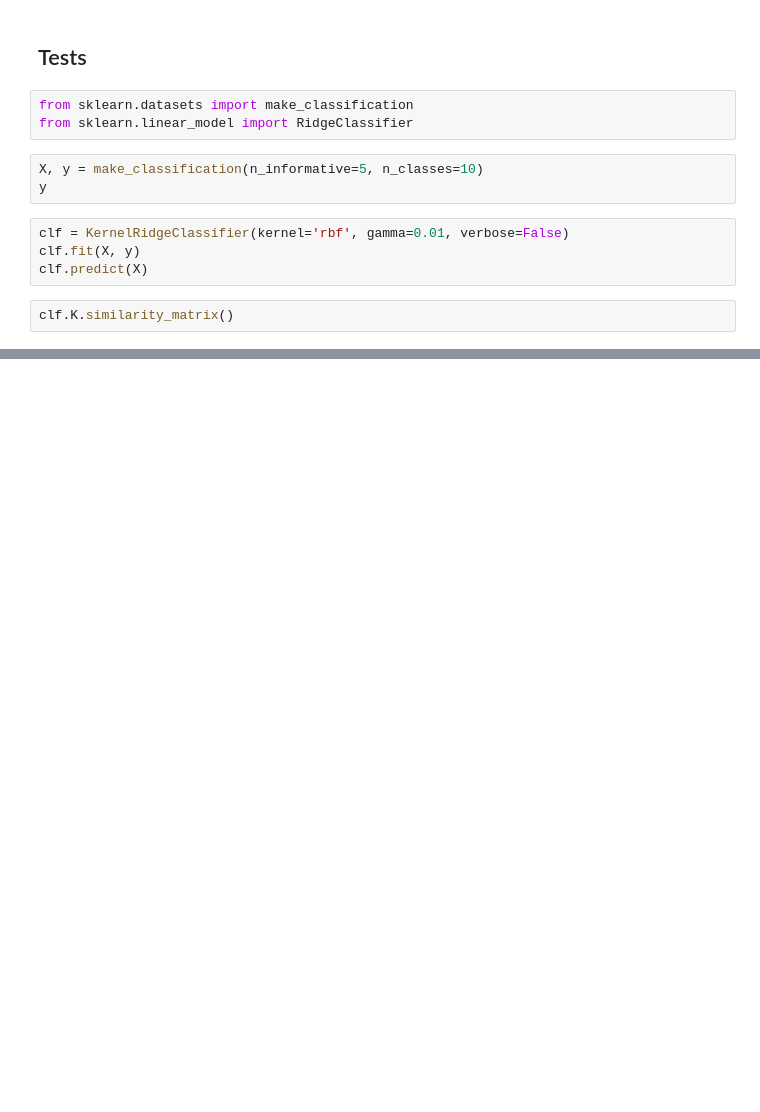
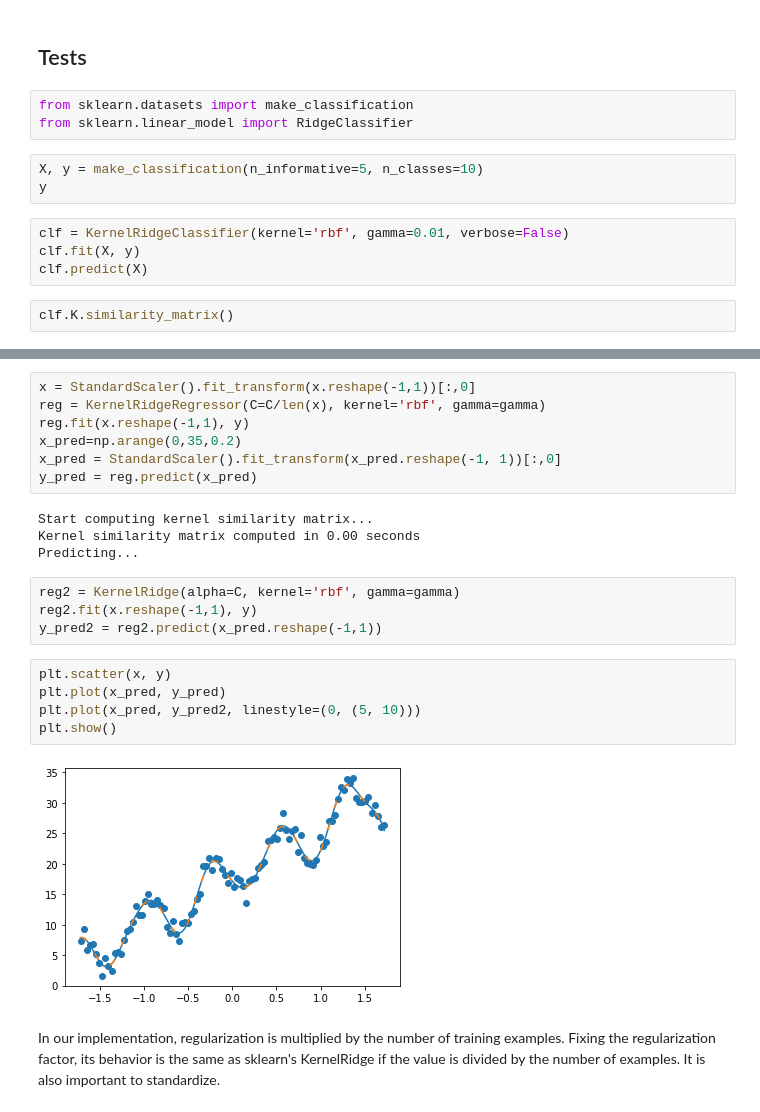
Before and after one commit to gabridego/KMML, a Jupyter notebook: main.ipynb, the cells around one changed output, grey strips where cells are left out. Saved outputs shown, nothing was run; the diff lists cells and outputs as text; blank space fills up the shorter version.

```diff
--- a/main.ipynb
+++ b/main.ipynb
@@ -197,0 +123,24 @@ clf.predict(Xte)
+# %%
+x = StandardScaler().fit_transform(x.reshape(-1,1))[:,0]
+reg = KernelRidgeRegressor(C=C/len(x), kernel='rbf', gamma=gamma)
+reg.fit(x.reshape(-1,1), y)
+x_pred=np.arange(0,35,0.2)
+x_pred = StandardScaler().fit_transform(x_pred.reshape(-1, 1))[:,0]
+y_pred = reg.predict(x_pred)
+# %% [output]
+Start computing kernel similarity matrix...
+Kernel similarity matrix computed in 0.00 seconds
+Predicting...
+# %%
+reg2 = KernelRidge(alpha=C, kernel='rbf', gamma=gamma)
+reg2.fit(x.reshape(-1,1), y)
+y_pred2 = reg2.predict(x_pred.reshape(-1,1))
+# %%
+plt.scatter(x, y)
+plt.plot(x_pred, y_pred)
+plt.plot(x_pred, y_pred2, linestyle=(0, (5, 10)))
+plt.show()
+# %% [output]
+[figure, added]
+# %% [markdown]
+In our implementation, regularization is multiplied by the number of training examples. Fixing the regularization factor, its behavior is the same as sklearn's KernelRidge if the value is divided by the number of examples. It is also important to standardize.
```
Also changed, not shown: parts of 30 cells of this notebook, 4 other files.
